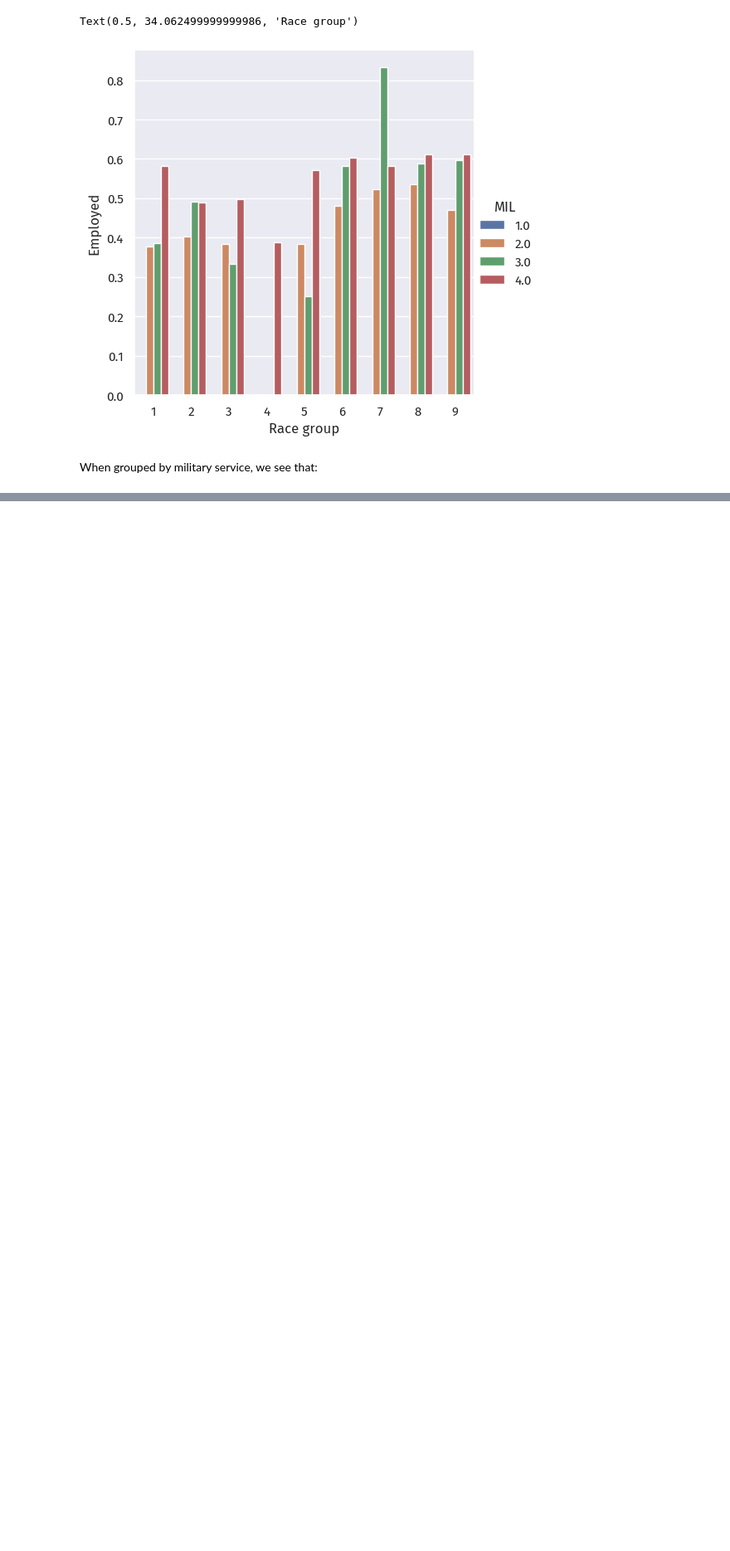
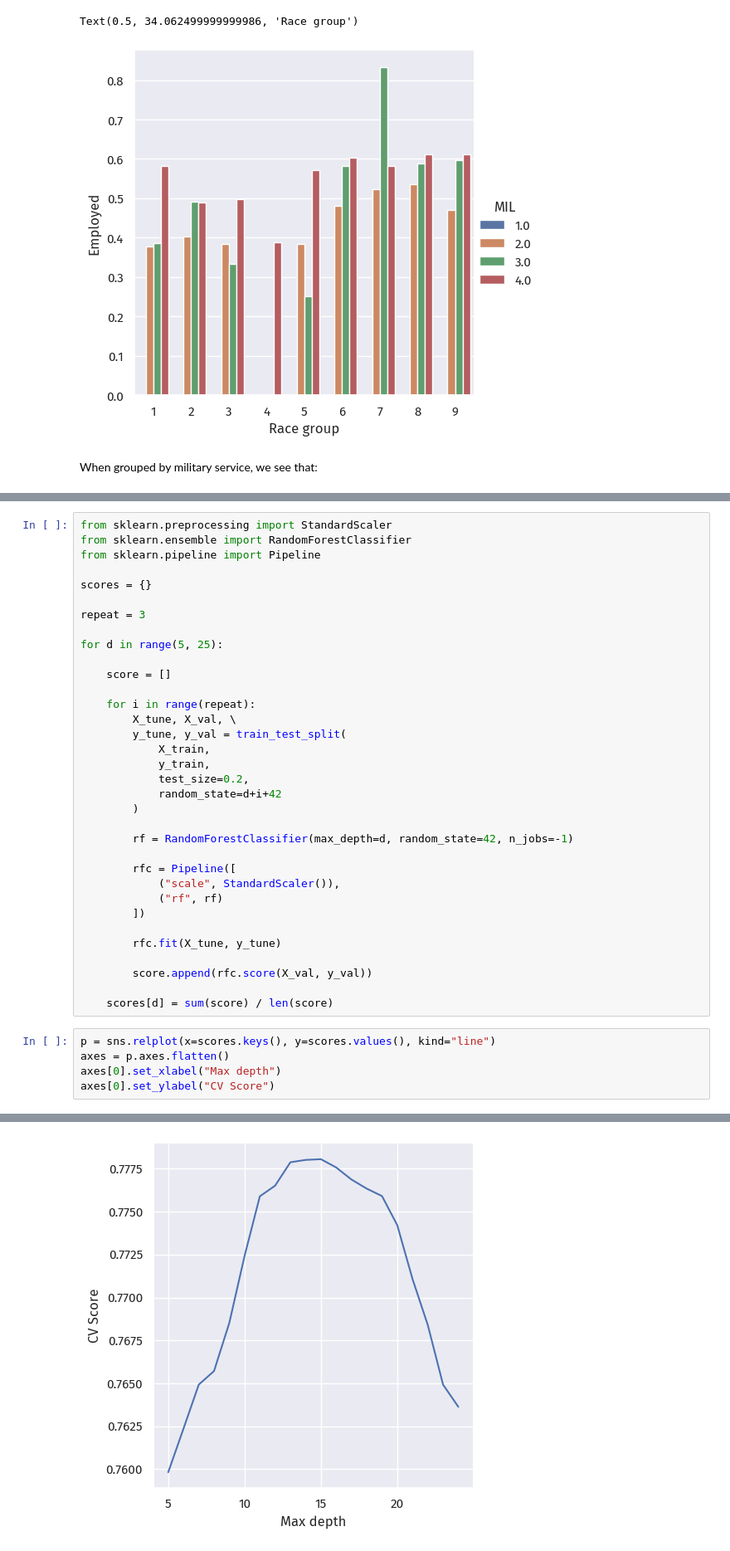
Before and after one commit to doabell/451-blog, a Jupyter notebook: posts/auditing-bias/index.ipynb, the cells around one changed output, grey strips where cells are left out. Shown: that part at 83% size. Drawn from its saved outputs; the diff is of its cells as text; blank space fills up the shorter version.

```diff
--- a/posts/auditing-bias/index.ipynb
+++ b/posts/auditing-bias/index.ipynb
@@ -303,0 +287,40 @@ search.fit(X_train, y_train)
+# %%
+from sklearn.preprocessing import StandardScaler
+from sklearn.ensemble import RandomForestClassifier
+from sklearn.pipeline import Pipeline
+
+scores = {}
+
+repeat = 3
+
+for d in range(5, 25):
+
+    score = []
+
+    for i in range(repeat):
+        X_tune, X_val, \
+        y_tune, y_val = train_test_split(
+            X_train,
+            y_train,
+            test_size=0.2,
+            random_state=d+i+42
+        )
+
+        rf = RandomForestClassifier(max_depth=d, random_state=42, n_jobs=-1)
+
+        rfc = Pipeline([
+            ("scale", StandardScaler()),
+            ("rf", rf)
+        ])
+
+        rfc.fit(X_tune, y_tune)
+
+        score.append(rfc.score(X_val, y_val))
+
+    scores[d] = sum(score) / len(score)
+# %%
+p = sns.relplot(x=scores.keys(), y=scores.values(), kind="line")
+axes = p.axes.flatten()
+axes[0].set_xlabel("Max depth")
+axes[0].set_ylabel("CV Score")
+# %% [output]
@@ -303,0 +328 @@ search.fit(X_train, y_train)
+[figure, added]
```
Also changed, not shown: parts of 17 cells of this notebook.
